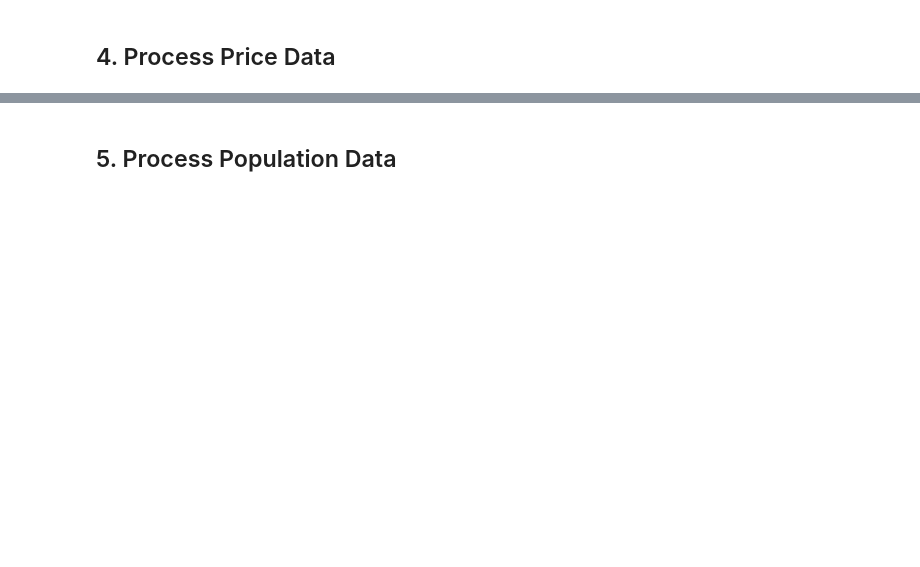
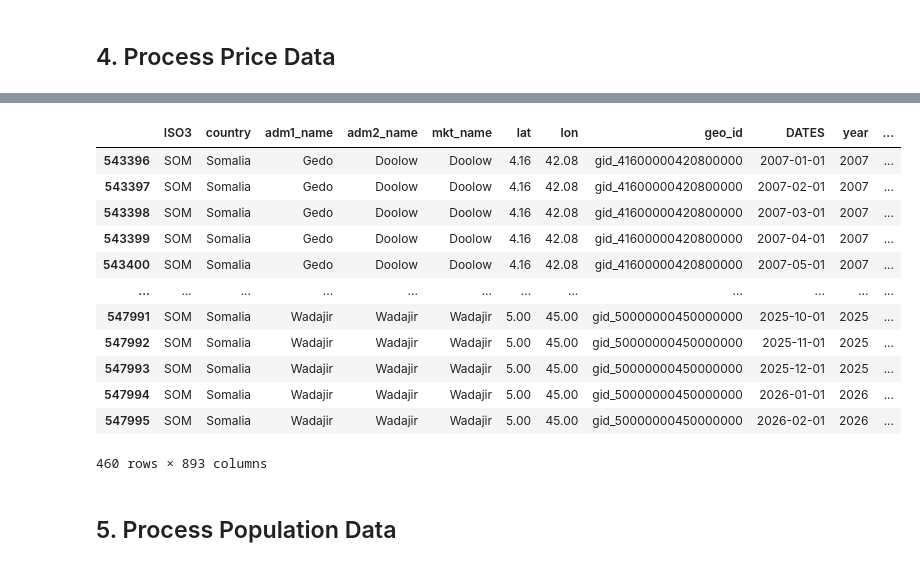
Before and after one commit to halim-jun/subnational_price_prediction, a Jupyter notebook: subnational_merge_notebook.ipynb, the cells around one changed output, grey strips where cells are left out. Drawn from its saved outputs; the diff is of its cells as text; code cells hidden in the pictures; blank space fills up the shorter version.

```diff
--- a/subnational_merge_notebook.ipynb
+++ b/subnational_merge_notebook.ipynb
@@ -243,3 +458,19 @@ Price Aggregation Sample:
+# %%
+price_joined[price_joined['shapeISO']=='ETH']
+# %% [output]
+|  | ISO3 | country | adm1_name | adm2_name | mkt_name | lat | lon | geo_id | DATES | year | ... |
+| 543396 | SOM | Somalia | Gedo | Doolow | Doolow | 4.16 | 42.08 | gid_41600000420800000 | 2007-01-01 | 2007 | ... |
+| 543397 | SOM | Somalia | Gedo | Doolow | Doolow | 4.16 | 42.08 | gid_41600000420800000 | 2007-02-01 | 2007 | ... |
+| 543398 | SOM | Somalia | Gedo | Doolow | Doolow | 4.16 | 42.08 | gid_41600000420800000 | 2007-03-01 | 2007 | ... |
+| 543399 | SOM | Somalia | Gedo | Doolow | Doolow | 4.16 | 42.08 | gid_41600000420800000 | 2007-04-01 | 2007 | ... |
+| 543400 | SOM | Somalia | Gedo | Doolow | Doolow | 4.16 | 42.08 | gid_41600000420800000 | 2007-05-01 | 2007 | ... |
+| ... | ... | ... | ... | ... | ... | ... | ... | ... | ... | ... | ... |
+| 547991 | SOM | Somalia | Wadajir | Wadajir | Wadajir | 5.00 | 45.00 | gid_50000000450000000 | 2025-10-01 | 2025 | ... |
+| 547992 | SOM | Somalia | Wadajir | Wadajir | Wadajir | 5.00 | 45.00 | gid_50000000450000000 | 2025-11-01 | 2025 | ... |
+| 547993 | SOM | Somalia | Wadajir | Wadajir | Wadajir | 5.00 | 45.00 | gid_50000000450000000 | 2025-12-01 | 2025 | ... |
+| 547994 | SOM | Somalia | Wadajir | Wadajir | Wadajir | 5.00 | 45.00 | gid_50000000450000000 | 2026-01-01 | 2026 | ... |
+| 547995 | SOM | Somalia | Wadajir | Wadajir | Wadajir | 5.00 | 45.00 | gid_50000000450000000 | 2026-02-01 | 2026 | ... |
+460 rows × 893 columns
 # %% [markdown]
 ## 5. Process Population Data
 # %%
```
Also changed, not shown: parts of 24 cells of this notebook.
